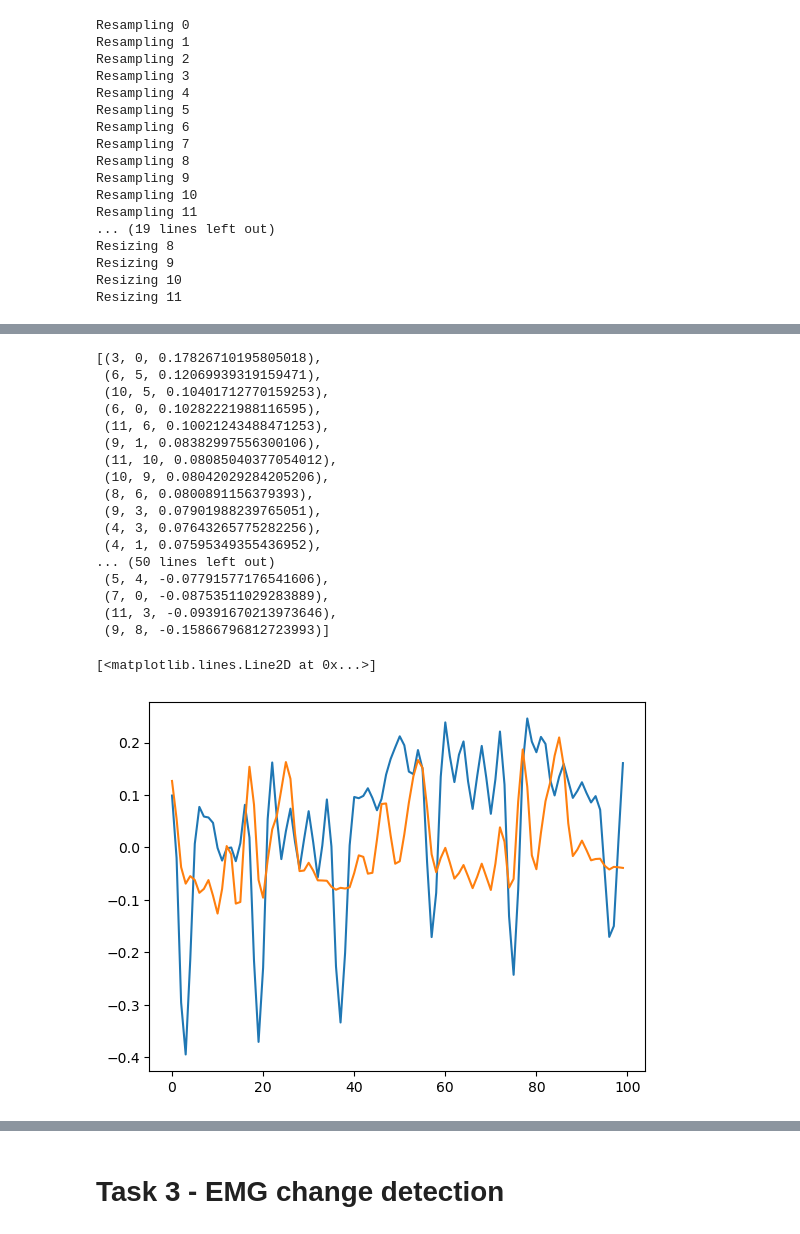
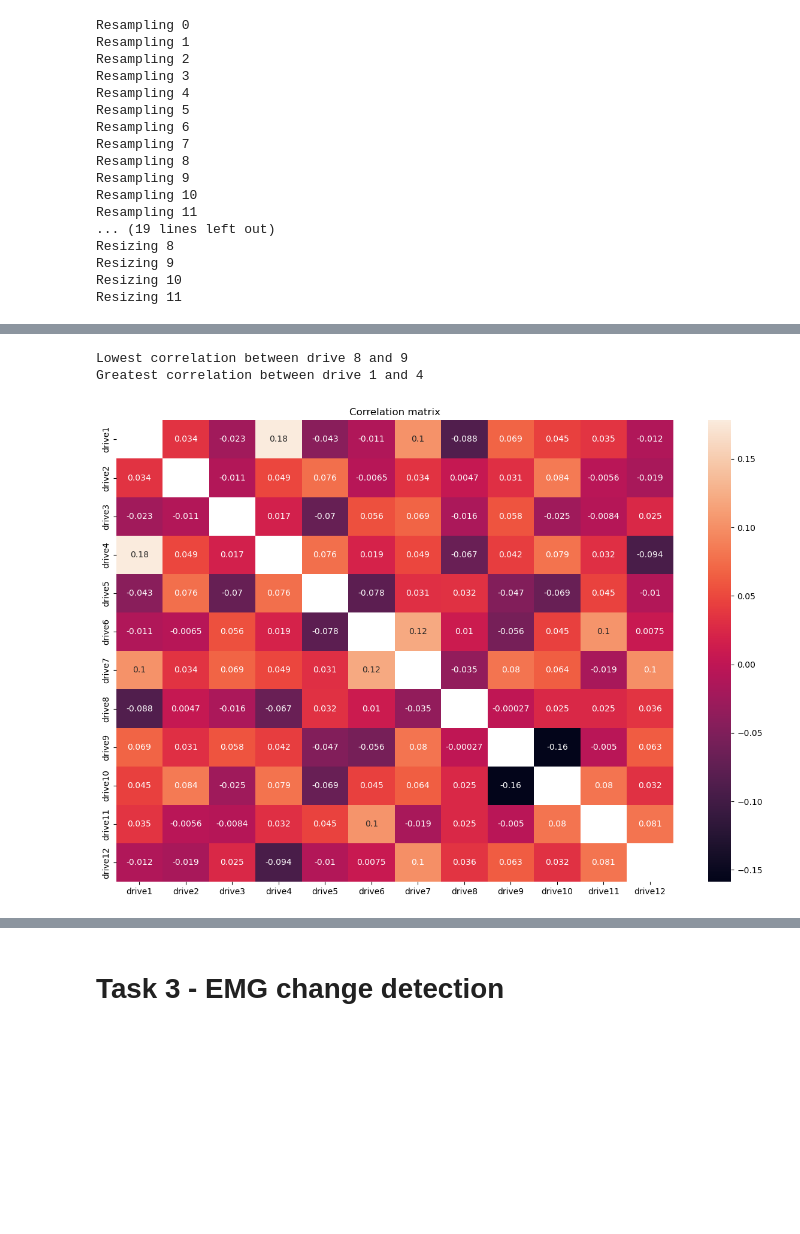
Before and after one commit to MQ37/ecg-emg-processing, a Jupyter notebook: Semestral1.ipynb, the cells around one changed output, grey strips where cells are left out. Drawn from its saved outputs; the diff is of its cells as text; code cells hidden in the pictures; blank space fills up the shorter version.

Commit message:
add EMG correlation matrix and correlation function plot for the least and most correlated drives

```diff
--- a/Semestral1.ipynb
+++ b/Semestral1.ipynb
@@ -223,6 +220,7 @@ for drive in drives:
     srs.append(sr)
 # %%
 signals, sr, size = pair_signals(signals, srs)
+signals = np.array(signals)
 # %% [output]
 Resampling 0
 Resampling 1
@@ -272,26 +242,27 @@ for i, s1 in enumerate(signals):
-# %%
-sorted(pairs, key=lambda x: x[-1], reverse=True)
-# %% [output]
-[(3, 0, 0.17826710195805018),
- (6, 5, 0.12069939319159471),
- (10, 5, 0.10401712770159253),
- (6, 0, 0.10282221988116595),
- (11, 6, 0.10021243488471253),
- (9, 1, 0.08382997556300106),
- (11, 10, 0.08085040377054012),
- (10, 9, 0.08042029284205206),
- (8, 6, 0.0800891156379393),
- (9, 3, 0.07901988239765051),
- (4, 3, 0.07643265775282256),
- (4, 1, 0.07595349355436952),
-... (50 lines left out)
- (5, 4, -0.07791577176541606),
- (7, 0, -0.08753511029283889),
- (11, 3, -0.09391670213973646),
- (9, 8, -0.15866796812723993)]
-# %%
-plt.plot(signals[0][:100])
-plt.plot(signals[3][:100])
-# %% [output]
-[<matplotlib.lines.Line2D at 0x...>]
-[figure, removed]
+# %%
+cor_matrix = np.corrcoef(signals)
+cor_matrix[np.round(cor_matrix, 4) == 1] = np.nan
+# %%
+minc_i = np.nanargmin(np.abs(cor_matrix)) // 12
+minc_j = np.nanargmin(np.abs(cor_matrix)) % 12
+
+maxc_i = np.nanargmax(np.abs(cor_matrix)) // 12
+maxc_j = np.nanargmax(np.abs(cor_matrix)) % 12
+
+print("Lowest correlation between drive %s and %s" % (minc_i + 1, minc_j + 1))
+print("Greatest correlation between drive %s and %s" % (maxc_i + 1, maxc_j + 1))
+# %% [output]
+Lowest correlation between drive 8 and 9
+Greatest correlation between drive 1 and 4
+# %%
+plt.figure(figsize=(15, 10))
+plt.title("Correlation matrix")
+
+sns.heatmap(cor_matrix, annot=True,
+           xticklabels=list(map(lambda x: "drive%s" % x, range(1, 12+1))),
+           yticklabels=list(map(lambda x: "drive%s" % x, range(1, 12+1))),
+           )
+
+plt.show()
+# %% [output]
+[figure, added]
```
Also changed, not shown: parts of 5 cells of this notebook.
